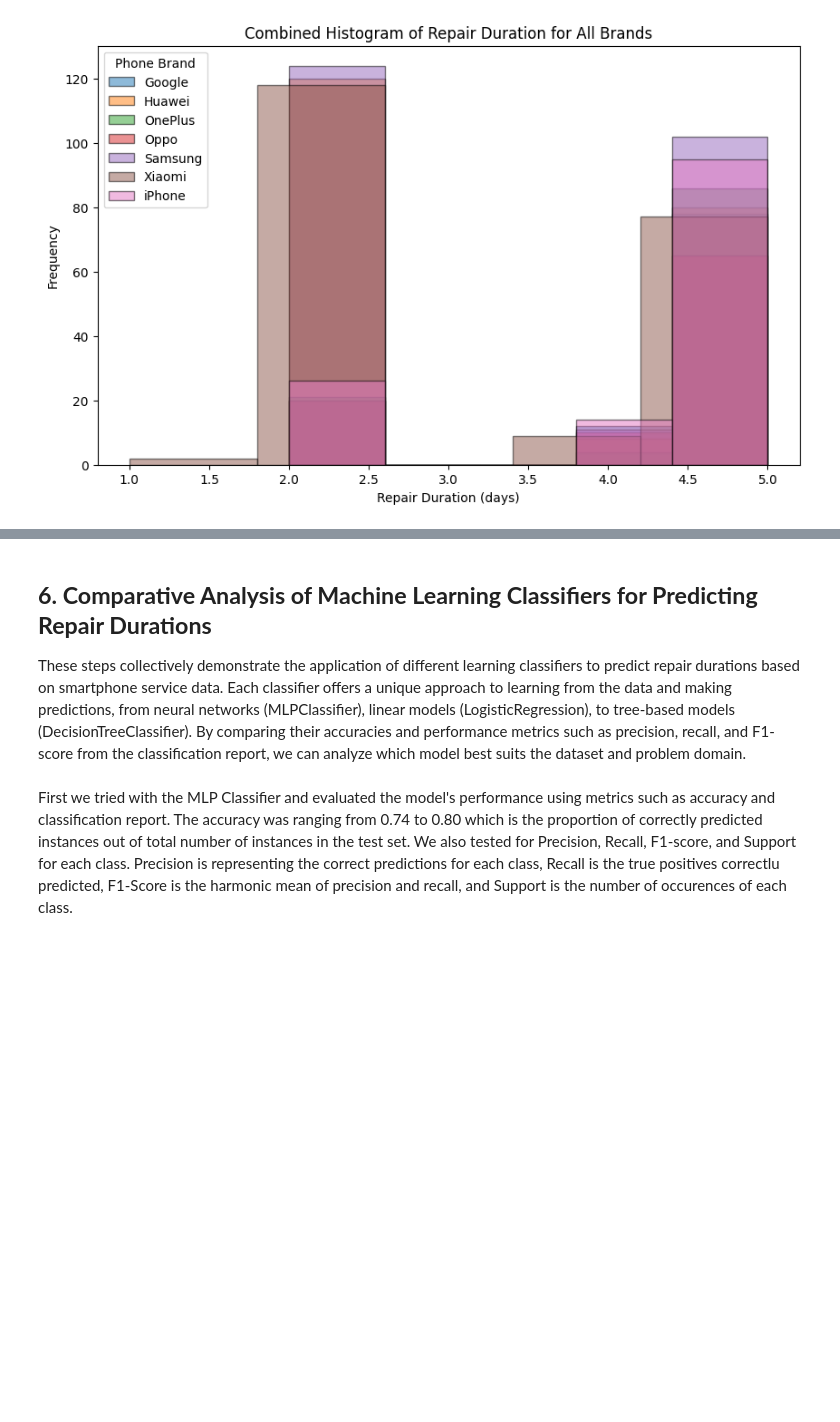
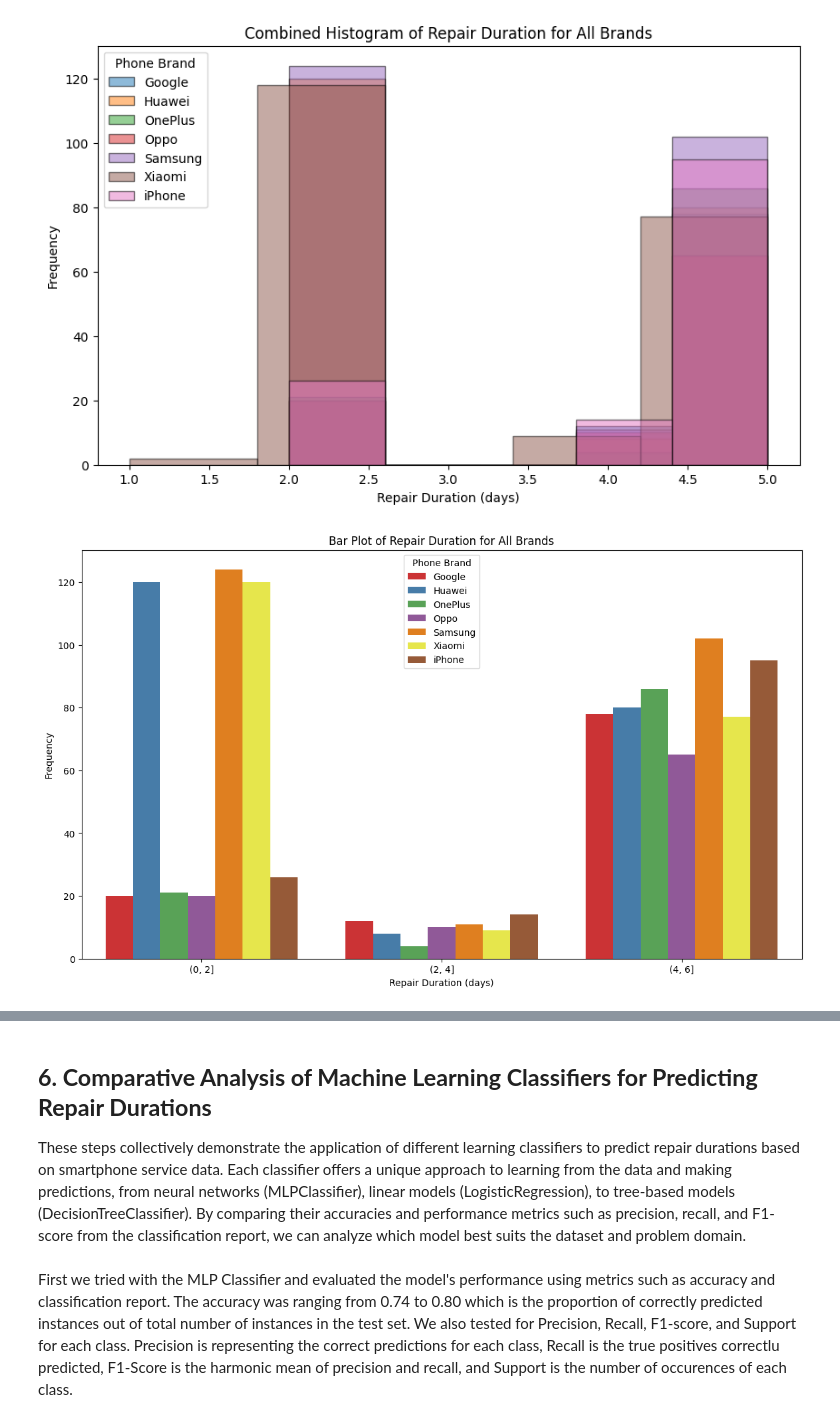
Before and after one commit to nikolamurgo/phone-repair-estimation, a Jupyter notebook: phone-repair-estimation.ipynb, the cells around one changed output, grey strips where cells are left out. Drawn from its saved outputs; the diff is of its cells as text; code cells hidden in the pictures; blank space fills up the shorter version.

```diff
--- a/phone-repair-estimation.ipynb
+++ b/phone-repair-estimation.ipynb
@@ -181,6 +177,26 @@ plt.legend(title='Phone Brand')
 plt.show()
 # %% [output]
 [figure]
+# %%
+import warnings
+warnings.filterwarnings('ignore', category=FutureWarning, module='seaborn')
+import seaborn as sns
+
+# Create bins for the repair durations
+df_melted['Repair Duration Bin'] = pd.cut(df_melted['Repair Duration'], bins=range(0, max(df_melted['Repair Duration']) + 2, 2))
+
+plt.figure(figsize=(14, 8))
+
+sns.countplot(data=df_melted, x='Repair Duration Bin', hue='Brand', palette='Set1')
+
+plt.title('Bar Plot of Repair Duration for All Brands')
+plt.xlabel('Repair Duration (days)')
+plt.ylabel('Frequency')
+plt.legend(title='Phone Brand')
+
+plt.show()
+# %% [output]
+[figure, added]
 # %%
 import matplotlib.pyplot as plt
 
```
Also changed, not shown: parts of 25 cells of this notebook.
